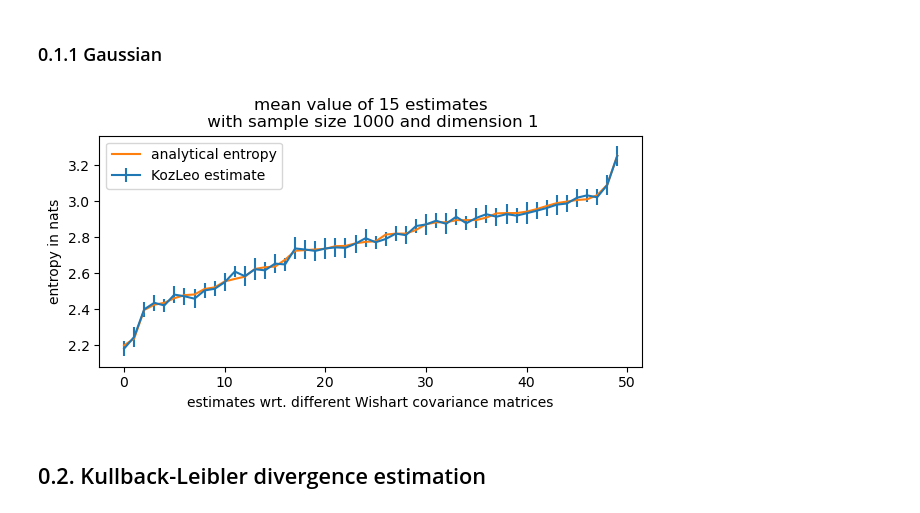
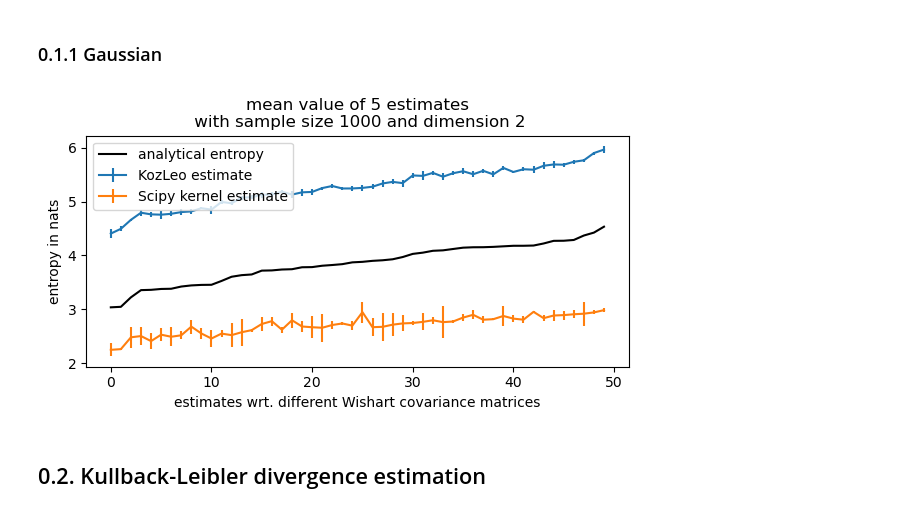
Before and after one commit to zuiop11/nn_info, a Jupyter notebook: src/examples_notebook.ipynb, the cells around one changed output. Saved outputs shown, nothing was run; the diff lists cells and outputs as text; code cells hidden in the pictures.

Commit message:
NEW explanatory notebook and scipy differential added to benchmark

```diff
--- a/src/examples_notebook.ipynb
+++ b/src/examples_notebook.ipynb
@@ -27,11 +28,11 @@ random.seed(1234)
 # %%
 # Gaussian example for entropy estimation:
 #try different dimension via choice of 'd':
-d = 1
+d = 2
 # sample size
 n = 1000
 # number of estimates for estimate mean values computation
-m = 15
+m = 5
 
 s = 0.5*np.ones(d**2).reshape(-1,d)
 I = np.identity(d)
@@ -43,31 +44,34 @@ for j in range(50):
     S = wishart.rvs(df=10, scale = s)
 
     res = []
+    res2 = []
     #compute mean of  KLD estimators (see nnInfo for detailed information)
     for i in range(m):
         X = mv.rvs(np.zeros(d), cov=S, size=n)
         entropy = nit.info('entropy', approach = 'nn_distance', k = 1, unit = 'nats')
         res.append(entropy.estimator(X))
+        res2.append(dif_en(X))
     if d > 1:
-        Res.append([np.mean(res), np.std(res), 0.5*np.log(2*e*pi*det(S))])
+        Res.append([np.mean(res), np.std(res), np.mean(res2), np.std(res2), 0.5*np.log(2*e*pi*det(S))])
     else:
-        Res.append([np.mean(res), np.std(res), 0.5*(np.log(2*pi*S) + 1)])
+        Res.append([np.mean(res), np.std(res), np.mean(res2), np.std(res2), 0.5*(np.log(2*pi*S) + 1)])
 
-F = pd.DataFrame(Res, columns=['estimate', 'std_var', 'truth'])
+F = pd.DataFrame(Res, columns=['estimate', 'std_var', 'scipy_est', 'scipy_std', 'truth'])
 F.sort_values(by='truth', inplace=True)
 F.reset_index(drop=True, inplace=True)
 # %%
 #make plot
 fig, ax = plt.subplots(figsize=(7,3))
 plt.errorbar(range(len(F)), F.estimate, F.std_var, label='KozLeo estimate')
-plt.plot(range(len(F)), F.truth, label='analytical entropy')
+plt.errorbar(range(len(F)), F.scipy_est, F.scipy_std, label='Scipy kernel estimate')
+plt.plot(range(len(F)), F.truth, label='analytical entropy', color='black')
 plt.xlabel('estimates wrt. different Wishart covariance matrices')
 plt.ylabel('entropy in nats')
 plt.title('mean value of ' + str(m) + ' estimates\n with sample size ' + str(n) + ' and dimension ' + str(d))
 plt.legend()
 plt.show()
 # %% [output]
-[figure, old version]
+[figure, new version]
 # %% [markdown]
 ## 0.2. Kullback-Leibler divergence estimation
 # %% [markdown]
```
Also changed, not shown: parts of 14 cells of this notebook, 2 other files.
